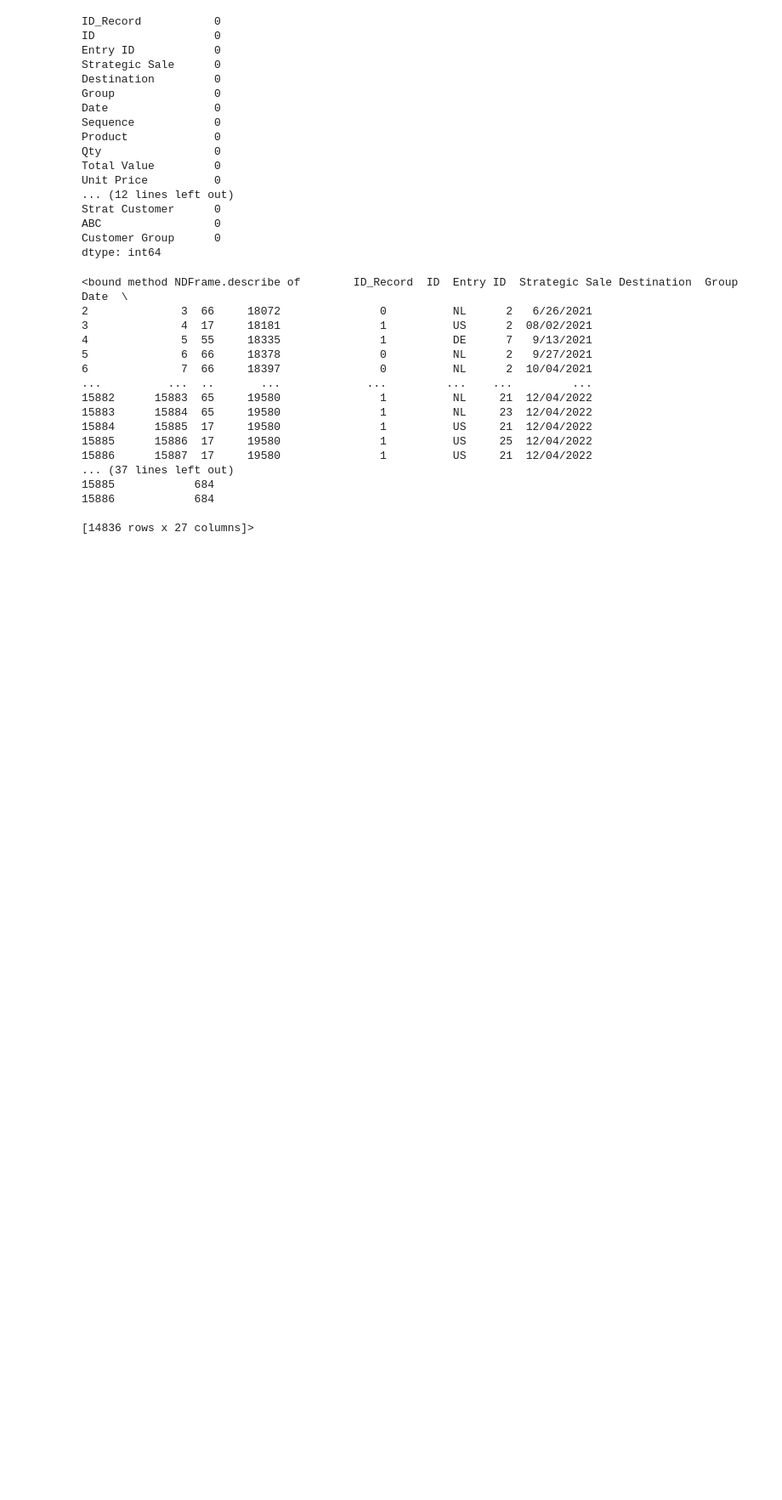
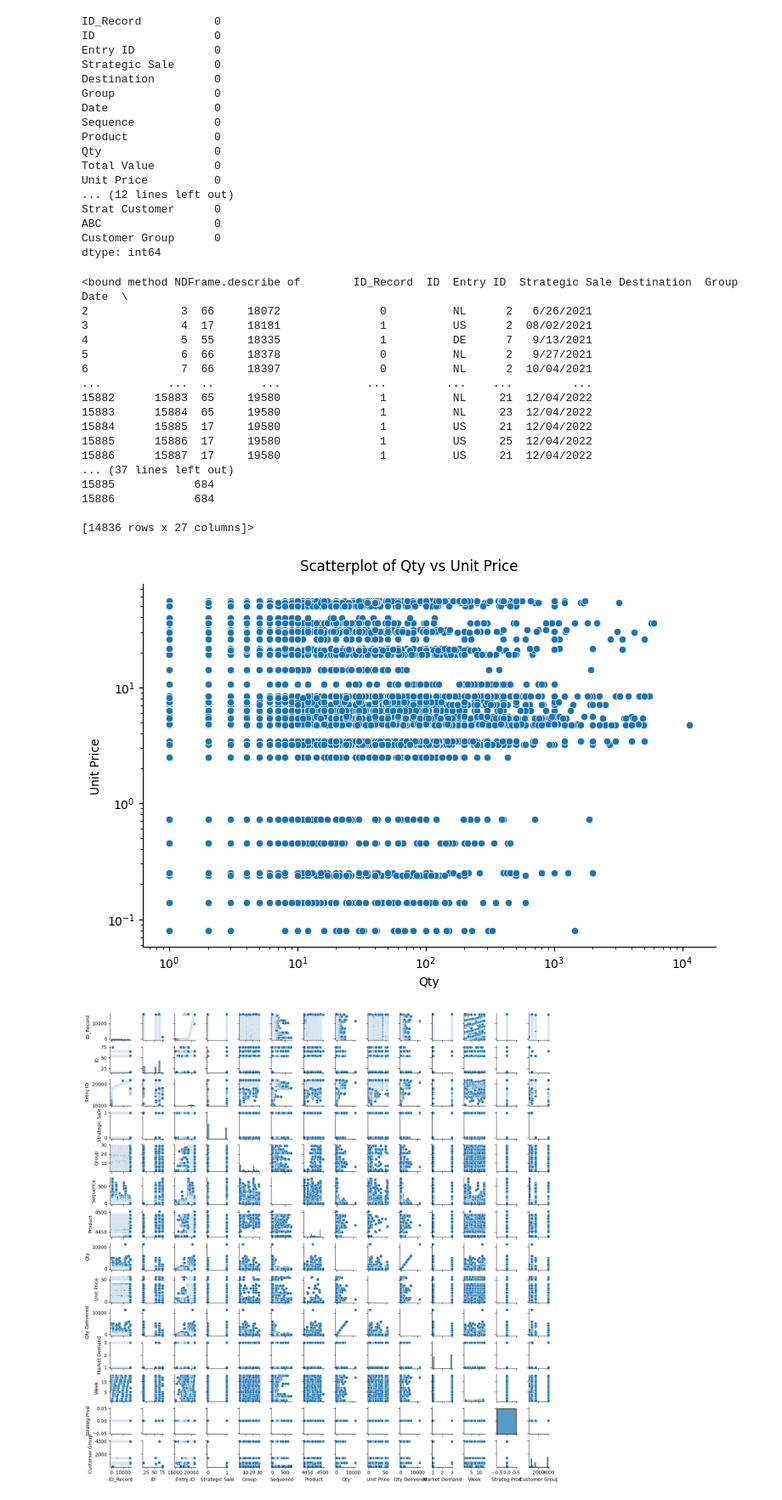
Before and after one commit to xiu-shi/DA_L7, a Jupyter notebook: L7_term2/data_exploration/CA2三月_Data_Explore/Current_Scenario_Template_Moodle_Added_F_Classif.ipynb, the cells around one changed output. Shown at 85% size. Saved outputs shown, nothing was run; the diff lists cells and outputs as text; code cells hidden in the pictures; blank space fills up the shorter version.

```diff
--- a/L7_term2/data_exploration/CA2三月_Data_Explore/Current_Scenario_Template_Moodle_Added_F_Classif.ipynb
+++ b/L7_term2/data_exploration/CA2三月_Data_Explore/Current_Scenario_Template_Moodle_Added_F_Classif.ipynb
@@ -136,0 +130,19 @@ df_ml_dropna.describe
+# %%
+#### Data Exploration / Visualisation
+###  some scatterplots  - set logaritm scale if necessary
+#g_rel.set(yscale="log",xscale="log")
+
+g_rel_unit_qty = sns.relplot(x="Qty", y="Unit Price", data=df_ml_dropna, height=5, aspect=1.5)
+g_rel_unit_qty.set(yscale="log", xscale="log")
+g_rel_unit_qty.fig.suptitle('Scatterplot of Qty vs Unit Price',  y=1.03)
+
+
+# after creating the scatter plot
+plt.xscale('log')
+plt.yscale('log')
+# scatter plots for all numerical variables
+sns.pairplot(df_ml_dropna, height=1)
+plt.show()
+# %% [output]
+[figure, added]
+[figure, added]
```
Also changed, not shown: parts of 4 cells of this notebook.
